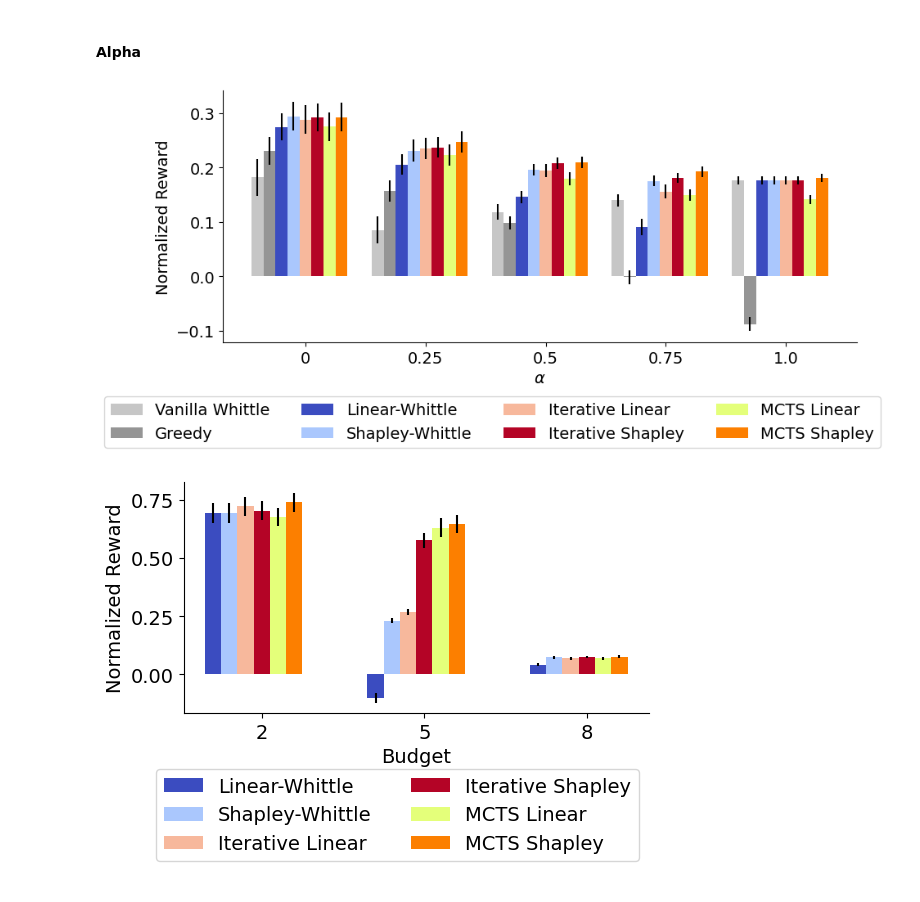
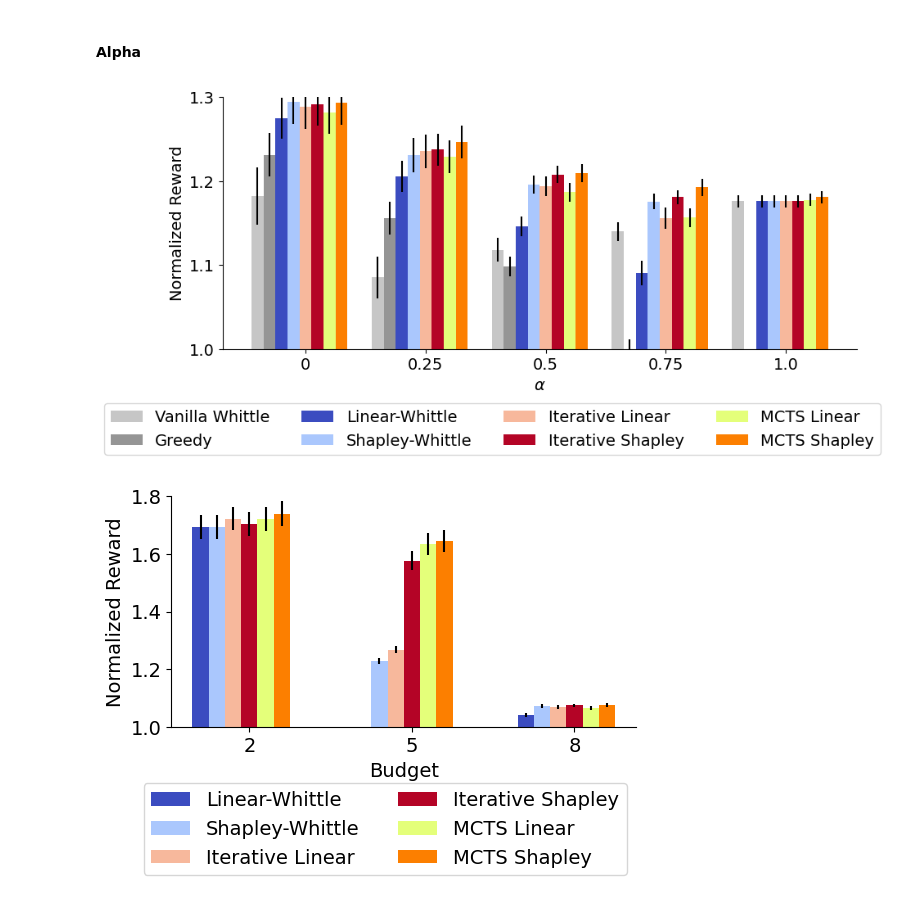
Before and after one commit to naveenr414/food-rescue-rmab, a Jupyter notebook: scripts/notebooks/Plotting.ipynb, the cells around one changed output. Drawn from its saved outputs; the diff is of its cells as text; code cells hidden in the pictures.

```diff
--- a/scripts/notebooks/Plotting.ipynb
+++ b/scripts/notebooks/Plotting.ipynb
@@ -911,7 +974,7 @@ for i,m in enumerate(method_names):
     dataset = "baselines/mcts"
 
     for depth in mcts_depth:
-        results = get_results_matching_parameters(dataset,"",{'volunteers_per_arm': 1, 'budget': 5, 'n_arms': 10, 'mcts_depth': depth, 'test_iterations': 400, 'n_episodes': 5})
+        results = get_results_matching_parameters(dataset,"",{'volunteers_per_arm': 1, 'budget': 5, 'n_arms': 10, 'mcts_depth': depth, 'mcts_test_iterations': 400, 'n_episodes': 5})
         num_data = 0
         if len(results)>0:
             num_data = len(results)*len(results[0]['greedy_reward'][0])
@@ -923,6 +986,7 @@ for i,m in enumerate(method_names):
                 results['{}_reward'.format(m)] = [0,0]
             score_by_n.append(results['{}_reward'.format(m)][0])
             std_by_n.append(results['{}_reward'.format(m)][1]/num_data**.5)
+    plt.ylim([1.0,1.25])
     plt.bar(np.array(list(range(len(mcts_depth))))+i*width,score_by_n,width=width,label=nice_names[i],color=colors_by_method[m],yerr=std_by_n)
 plt.legend(loc="lower right",fontsize=14)
 plt.xticks(np.array(list(range(len(mcts_depth))))+width*len(method_names)/2,mcts_depth,fontsize=14)
@@ -962,6 +1026,7 @@ for i,m in enumerate(method_names):
         plt.bar(np.array(list(range(len(n_episodes))))+i*width,score_by_n,width=width,label=nice_names[i],color=colors_by_method[m],yerr=std_by_n)
     else:
         plt.bar(np.array(list(range(len(n_episodes))))+i*width,score_by_n,width=width,label=nice_names[i])
+    plt.ylim([1.0,2])
 plt.legend(loc="lower right",fontsize=14)
 plt.xticks(np.array(list(range(len(n_episodes))))+width*len(method_names)/2,n_episodes,fontsize=14)
 plt.xlabel("Training Episodes",fontsize=14)
@@ -984,7 +1049,7 @@ for i,m in enumerate(method_names):
     dataset = "baselines/synthetic_transitions"
 
     for prob in min_prob:
-        results = get_results_matching_parameters(dataset,"",{'volunteers_per_arm': 1, 'lamb': 0.5, 'budget': 5, 'n_arms': 10, 'max_prob': prob, 'n_episodes': 5})
+        results = get_results_matching_parameters(dataset,"",{'volunteers_per_arm': 1, 'lamb': 0.5, 'budget': 5, 'n_arms': 10, 'max_transition_prob': prob, 'n_episodes': 5})
         num_data = 0
         if len(results)>0:
             num_data = len(results)*len(results[0]['greedy_reward'][0])
@@ -997,6 +1062,7 @@ for i,m in enumerate(method_names):
             score_by_n.append(results['{}_reward'.format(m)][0])
             std_by_n.append(results['{}_reward'.format(m)][1]/num_data**.5)
     plt.bar(np.array(list(range(len(min_prob))))+i*width,score_by_n,width=width,label=nice_names[i],color=colors_by_method[m],yerr=std_by_n)
+    plt.ylim([1.0,1.3])
 plt.legend(loc="upper right",bbox_to_anchor=(1.08,-0.17),fontsize=14,ncol=2)
 plt.xticks(np.array(list(range(len(min_prob))))+width*len(method_names)/2,min_prob,fontsize=14)
 plt.xlabel("Transition Probability ($q$)",fontsize=14)
@@ -1034,6 +1100,7 @@ for i,m in enumerate(method_names):
             score_by_n.append(results['{}_reward'.format(m)][0])
             std_by_n.append(results['{}_reward'.format(m)][1]/num_data**.5)
     plt.bar(np.array(list(range(len(lamb_values))))+i*width,score_by_n,width=width,label=nice_names[i],color=colors_by_method[m],yerr=std_by_n)
+    plt.ylim([1.0,1.3])
 plt.legend(loc="lower right",fontsize=14,ncol=4,bbox_to_anchor=(1.05,-0.45))
 plt.xticks(np.array(list(range(len(lamb_values))))+width*len(method_names)/2,lamb_values,fontsize=14)
 plt.xlabel("$\\alpha$",fontsize=14)
@@ -1041,7 +1108,7 @@ plt.ylabel("Normalized Reward",fontsize=14)
 plt.yticks(fontsize=14)
 plt.savefig("../../results/figures/alpha.pdf",dpi=300, bbox_inches='tight')
 # %% [output]
-[figure, old version]
+[figure, new version]
 # %%
 method_names = ['linear_whittle','shapley_whittle_custom','iterative_whittle','shapley_iterative_whittle','mcts_linear','mcts_shapley']
 nice_names = ["Linear-Whittle","Shapley-Whittle","Iterative Linear","Iterative Shapley","MCTS Linear","MCTS Shapley"]
@@ -1049,31 +1116,32 @@ budgets = [10//4,10//2,round(10*0.75)]
 width = 0.1
 plt.figure(figsize=(6,3))
 
 for i,m in enumerate(method_names):
     score_by_n = []
     std_by_n = []
 
     dataset = "reward_variation/max_reward"
 
     for b in budgets:
         results = get_results_matching_parameters(dataset,"",{'volunteers_per_arm': 1, 'lamb': 0.5, 'budget': b, 'n_arms': 10, 'n_episodes': 105})
         num_data = 0
         if len(results)>0:
             num_data = len(results)*len(results[0]['greedy_reward'][0])
 
         if num_data>0:
             results = aggregate_normalize_data(results,baseline="random")
 
             if '{}_reward'.format(m) not in results:
                 results['{}_reward'.format(m)] = [0,0]
             score_by_n.append(results['{}_reward'.format(m)][0])
             std_by_n.append(results['{}_reward'.format(m)][1]/num_data**.5)
     plt.bar(np.array(list(range(len(budgets))))+i*width,score_by_n,width=width,label=nice_names[i],color=colors_by_method[m],yerr=std_by_n)
+    plt.ylim([1.0,1.8])
 plt.legend(loc="upper right",fontsize=14,bbox_to_anchor=(1,-0.2),ncol=2)
 plt.xticks(np.array(list(range(len(budgets))))+width*len(method_names)/2,budgets,fontsize=14)
 plt.yticks(fontsize=14)
 plt.xlabel("Budget",fontsize=14)
 plt.ylabel("Normalized Reward",fontsize=14)
 plt.savefig("../../results/figures/budget.pdf",dpi=300, bbox_inches='tight')
 # %% [output]
-[figure, old version]
+[figure, new version]
```
Also changed, not shown: parts of 16 cells of this notebook, 9 other files.
